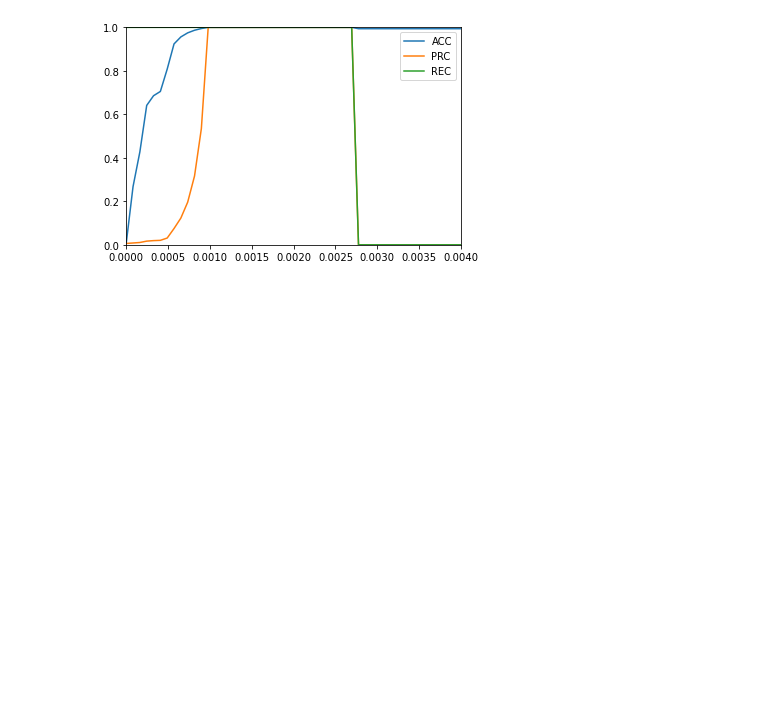
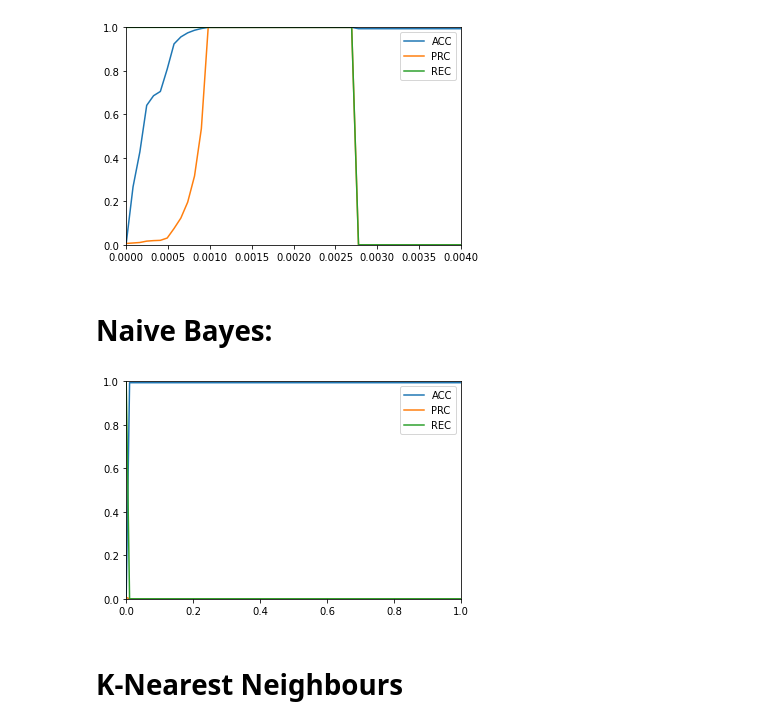
Before and after one commit to NilsvN/my_thesis, a Jupyter notebook: ML_01_brute_force.ipynb, the cells around one changed output. Cells and saved outputs as stored; diff of their text form; code cells hidden in the pictures; blank space fills up the shorter version.

```diff
--- a/ML_01_brute_force.ipynb
+++ b/ML_01_brute_force.ipynb
@@ -100,3 +95,11 @@ def thres_from_to_qty(fr, to, qty):
     for i in range(1, qty + 1):
         res.append(fr + (i * diff) / qty)
     return res
+# %%
+def plot_metrics(thres_list, acc_list, prc_list, rec_list, thres_from, thres_to):
+    plt.plot(thres_list, acc_list)
+    plt.plot(thres_list, prc_list)
+    plt.plot(thres_list, rec_list)
+    plt.axis([thres_from, thres_to, 0, 1])
+    plt.legend(['ACC', 'PRC', 'REC'], loc='upper right')
+    plt.show()
@@ -138,2 +150,40 @@ plt.show()
 # %% [output]
 [figure]
+# %% [markdown]
+# Naive Bayes:
+# %%
+def naive_bayes_gaussian(X_train, X_test, y_train, y_test, threshold):
+    model = naive_bayes.GaussianNB()
+    model.fit(X_train, y_train)
+    y_pred = (model.predict_proba(X_test)[:,1] >= threshold).astype(bool)
+    #y_pred = model.predict(X_test)
+
+    # print(metrics.confusion_matrix(y_test, y_pred))
+    # print(metrics.classification_report(y_test, y_pred, digits=3))
+
+    ACC = metrics.accuracy_score(y_test, y_pred)
+    PRC = metrics.precision_score(y_test, y_pred) # when multiclass: average=None
+    REC = metrics.recall_score(y_test, y_pred) # when multiclass: average=None
+    return ACC, PRC, REC
+# %%
+# feel free to tweak as necessary
+thres_from = 0
+thres_to = 1
+thres_qty = 100
+
+# preparing data for plotting
+thres_list = thres_from_to_qty(thres_from, thres_to, thres_qty)
+acc_list = []
+prc_list = []
+rec_list = []
+
+for thres in thres_list:
+    acc, prc, rec = naive_bayes_gaussian(X_train, X_test, y_train, y_test, thres)
+    acc_list.append(acc)
+    prc_list.append(prc)
+    rec_list.append(rec)
+plot_metrics(thres_list, acc_list, prc_list, rec_list, thres_from, thres_to)
+# %% [output]
+[figure, added]
+# %% [markdown]
+# K-Nearest Neighbours
```
Also changed, not shown: parts of 10 cells of this notebook.
